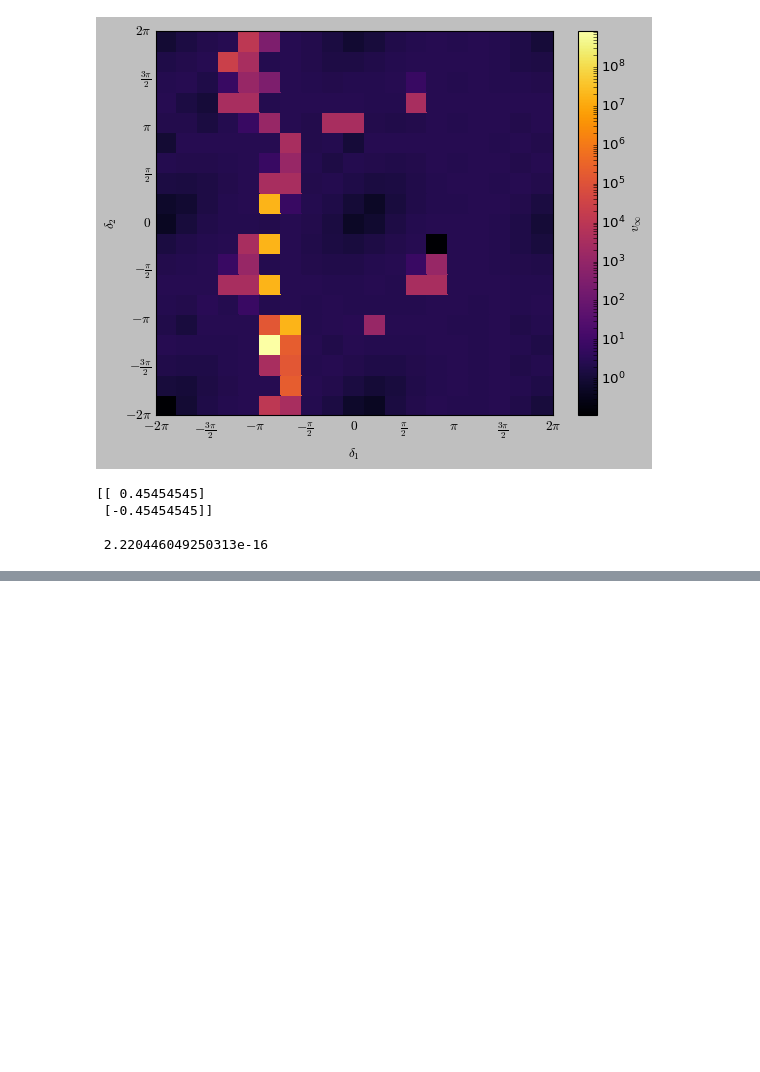
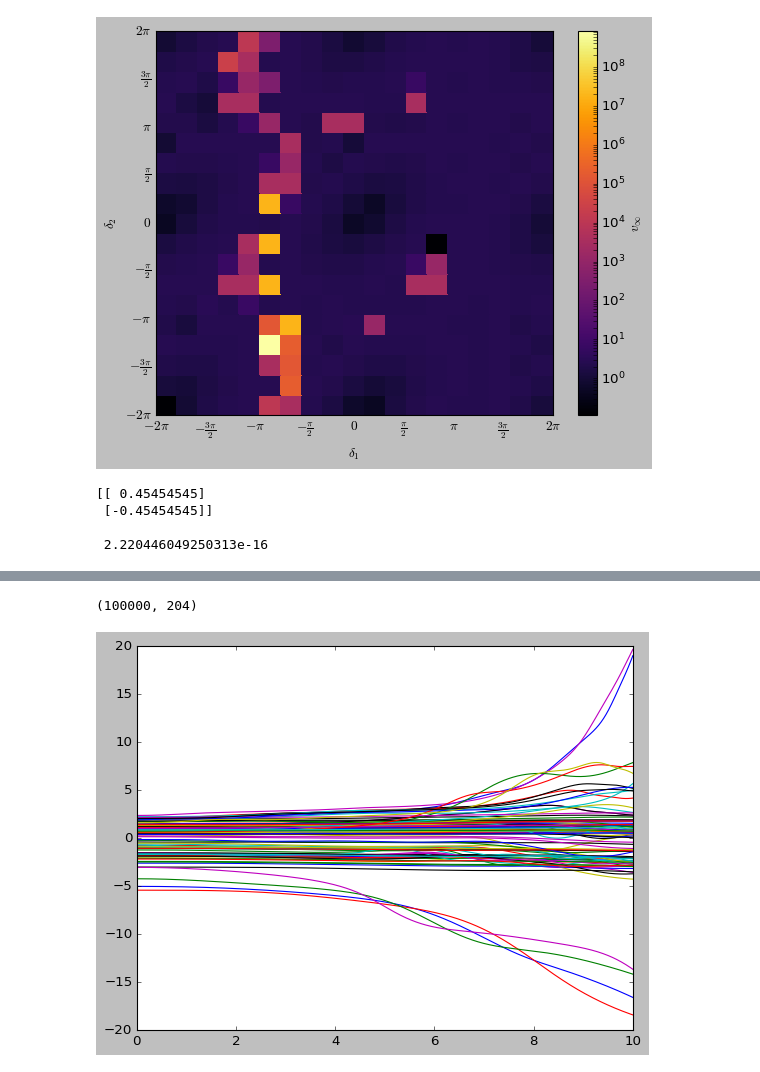
Before and after one commit to ccgalindog/Kuramoto_Model, a Jupyter notebook: kuramoto_eqs.ipynb, the cells around one changed output, grey strips where cells are left out. Cells and saved outputs as stored; diff of their text form; code cells hidden in the pictures; blank space fills up the shorter version.

```diff
--- a/kuramoto_eqs.ipynb
+++ b/kuramoto_eqs.ipynb
@@ -348,0 +378,24 @@ def synch_condition( G, K, w ):
+# %%
+y0 = x0.flatten()
+# %%
+y0 = y0.tolist()
+# %%
+y0 = y0[0]
+# %%
+points_max = 100000
+t = np.linspace(0, 1000, points_max)
+
+x0 = np.concatenate((theta_ss, 0*theta_ss), axis=1).T
+states = odeint( kuramoto_2nd_order, y0, t, args=(P, K, Alf) )
+# %%
+states.shape
+# %% [output]
+(100000, 204)
+# %%
+plt.figure
+plt.plot(t, states[:,0:102])
+plt.xlim([0,10])
+plt.ylim([-20,20])
+plt.show()
+# %% [output]
+[figure, added]
```
Also changed, not shown: parts of 5 cells of this notebook, 1 other file.
